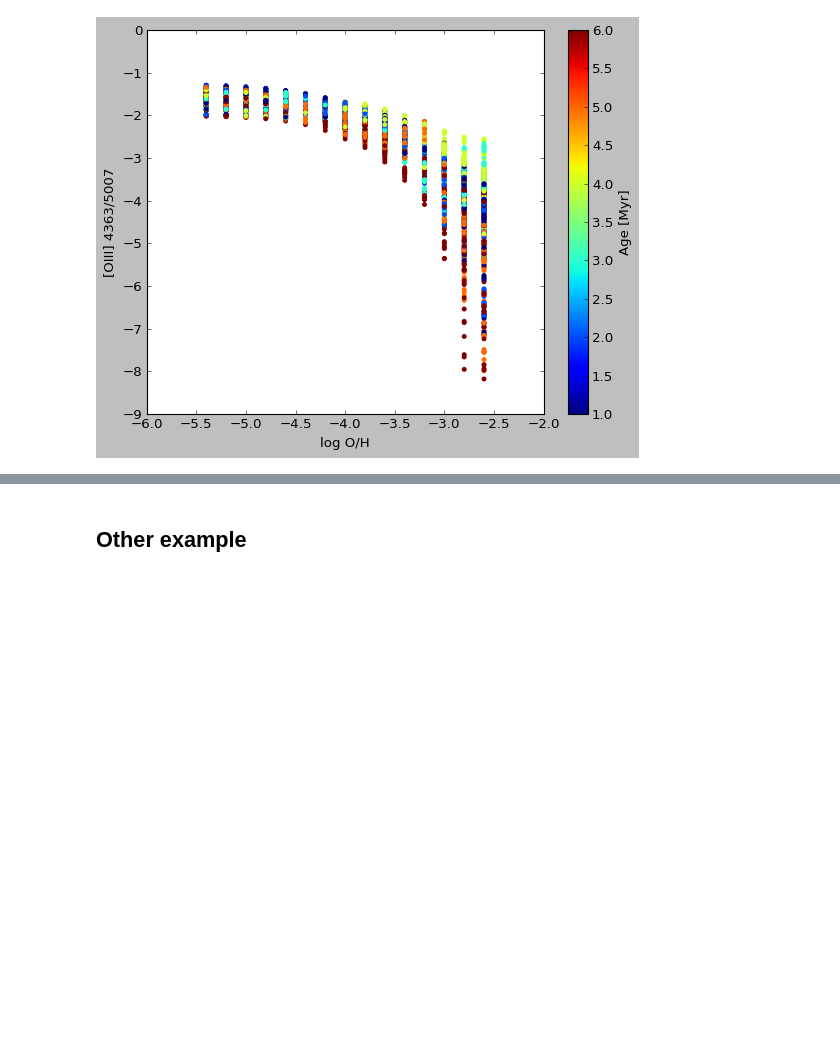
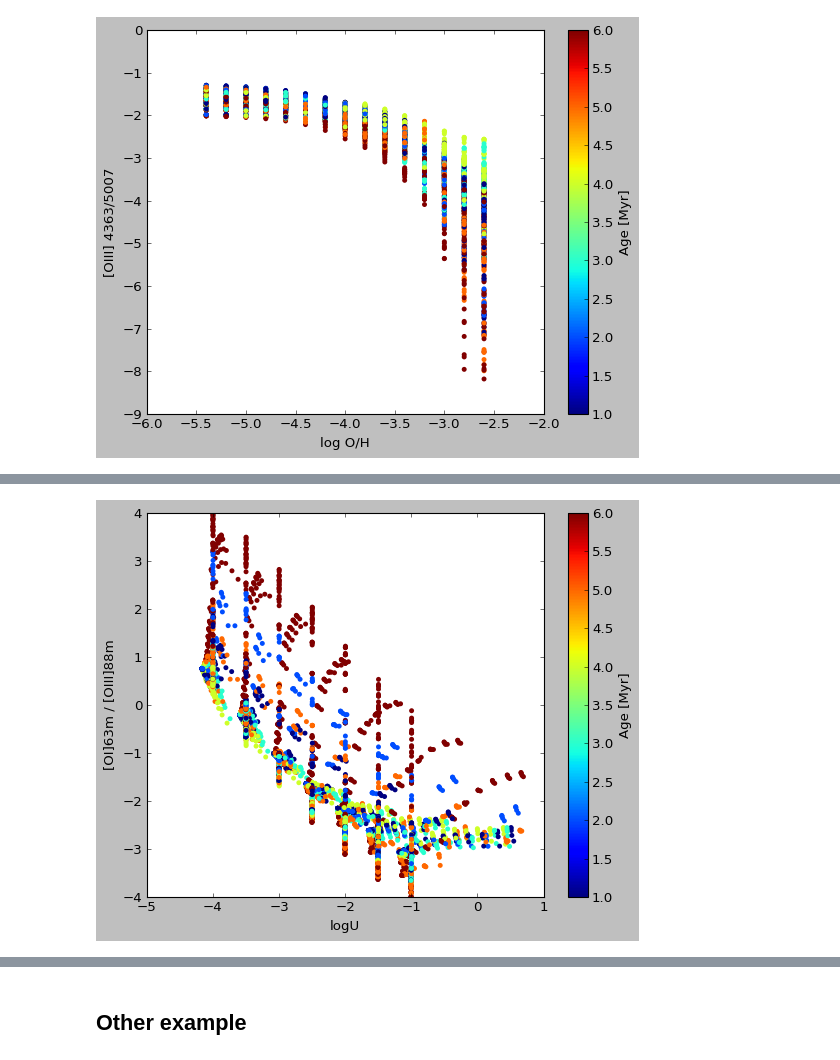
Before and after one commit to Morisset/Cloudy_Summer_School, a Jupyter notebook: Notebooks/explore_3MdB.ipynb, the cells around one changed output, grey strips where cells are left out. Drawn from its saved outputs; the diff is of its cells as text; code cells hidden in the pictures; blank space fills up the shorter version.

```diff
--- a/Notebooks/explore_3MdB.ipynb
+++ b/Notebooks/explore_3MdB.ipynb
@@ -124,0 +140,13 @@ cb.set_label('Age [Myr]')
+# %%
+f, ax = plt.subplots()
+cax = ax.scatter(res4['logU_mean'],
+           np.log10(res4['O1IR']/res4['O3IR']),
+          c=res4['age']/1e6, edgecolor='');
+ax.set_xlabel('logU')
+ax.set_ylabel('[OI]63m / [OIII]88m')
+cb = plt.colorbar(cax)
+cb.set_label('Age [Myr]')
+ax.set_xlim((-5, 1))
+ax.set_ylim((-4, 4));
+# %% [output]
+[figure, added]
```
Also changed, not shown: parts of 3 cells of this notebook.
